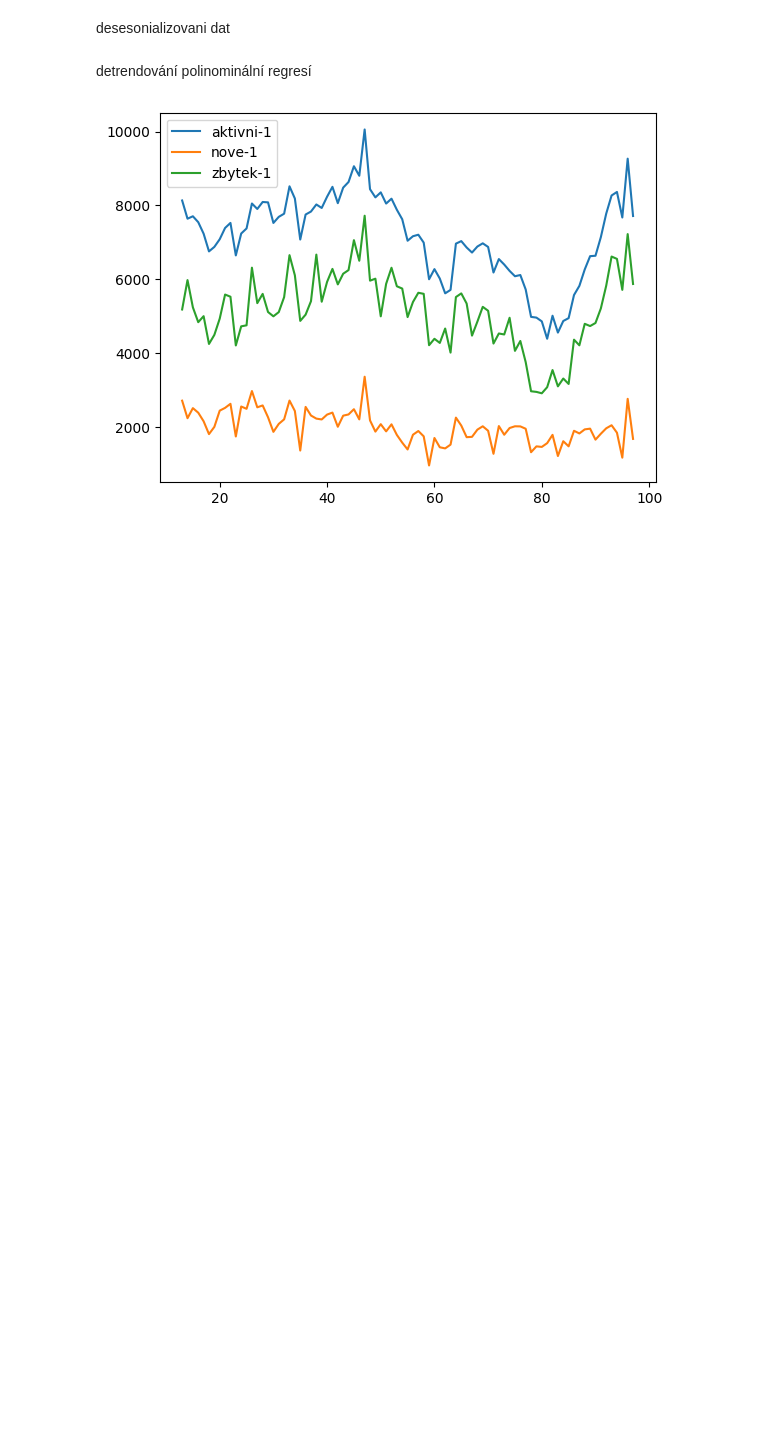
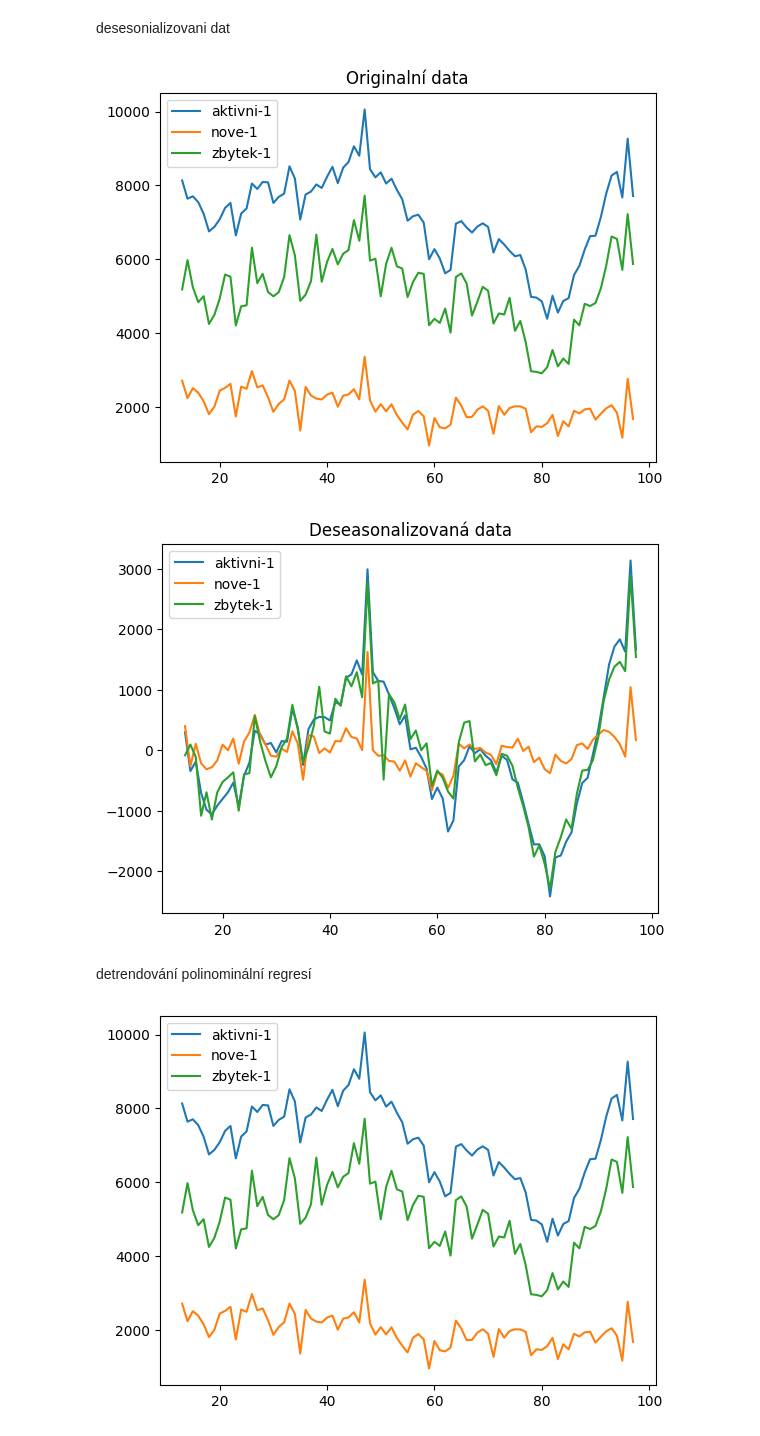
Before and after one commit to HonzaHalik/predikce-nabidky, a Jupyter notebook: konzultace.ipynb, the cells around one changed output. Saved outputs shown, nothing was run; the diff lists cells and outputs as text; code cells hidden in the pictures; blank space fills up the shorter version.

```diff
--- a/konzultace.ipynb
+++ b/konzultace.ipynb
@@ -94,5 +69,49 @@ ValueError: You must specify a period or x must be a pandas object with a Period
 # %% [markdown]
 desesonializovani dat
+# %%
+from matplotlib import pyplot as plt
+import scipy
+import statsmodels.api as sm
+
+df = get_df()
+# Plot the original data
+plt.plot(df.index, df['aktivni-1'], label='aktivni-1')
+plt.plot(df.index, df['nove-1'], label='nove-1')
+plt.plot(df.index, df['zbytek-1'], label='zbytek-1')
+plt.legend()
+plt.title('Originalní data')
+plt.show()
+
+
+#@ parametry
+parametry = ['aktivni', 'aktivni-1', 'nove-1', 'zbytek-1']
+# Detrend the data
+df_detrend = df.copy()
+df_detrend["aktivni-1"] = scipy.signal.detrend(df['aktivni-1'])
+df_detrend["nove-1"] = scipy.signal.detrend(df['nove-1'])
+df_detrend["zbytek-1"] = scipy.signal.detrend(df['zbytek-1'])
+
+datetime_index = pd.DatetimeIndex(df_detrend['datetime'])
+df_detrend['datetime'] = datetime_index
+
+# deseasonalize the data
+df_deseasoned = df_detrend
+
+for parametr in parametry:
+    decomp = sm.tsa.seasonal_decompose(df_detrend[parametr], period=12, model='additive')
+    df_deseasoned[parametr] = df_detrend[parametr] - decomp.seasonal.values
+
+
+# Plot the deseasonalized data
+plt.plot(df.index, df_deseasoned['aktivni-1'], label='aktivni-1')
+plt.plot(df.index, df_deseasoned['nove-1'], label='nove-1')
+plt.plot(df.index, df_deseasoned['zbytek-1'], label='zbytek-1')
+plt.legend()
+plt.title('Deseasonalizovaná data')
+plt.show()
+# %% [output]
+[figure, added]
+[figure, added]
 # %% [markdown]
 detrendování polinominální regresí
 # %%
```
Also changed, not shown: parts of 5 cells of this notebook, 2 other files.
